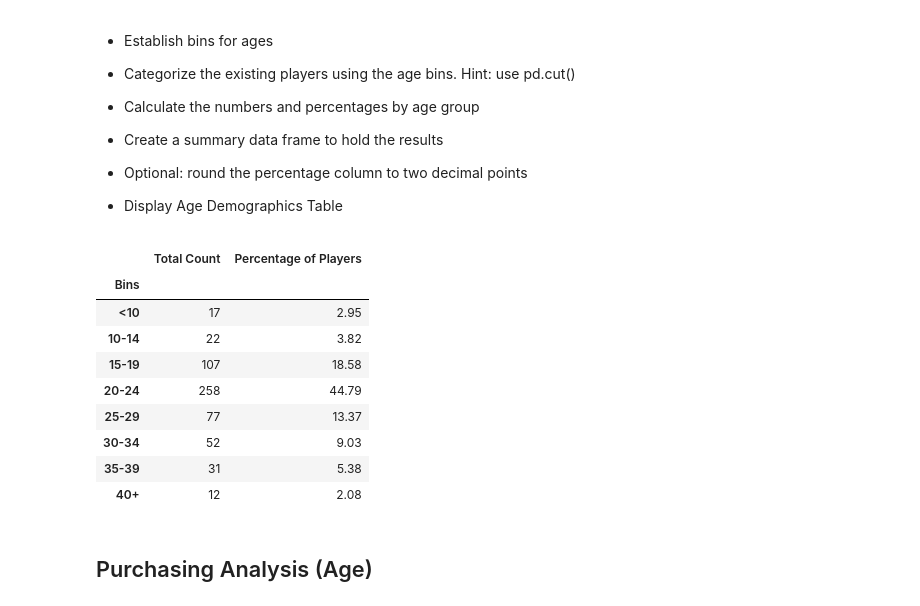
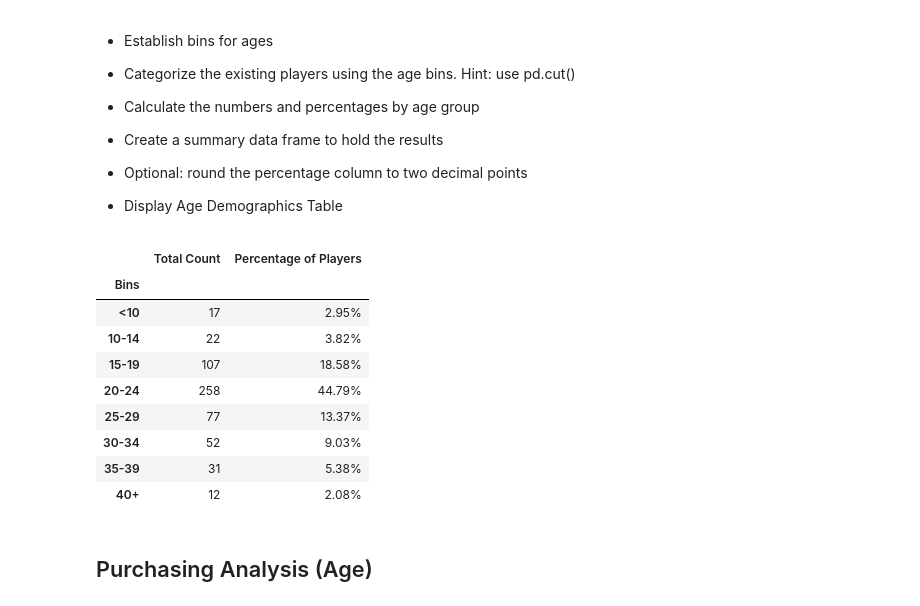
Before and after one commit to adriana-icasiano/pandas-challenge, a Jupyter notebook: HeroesOfPymoli/HeroesOfPymoli_starter.ipynb, the cells around one changed output. Cells and saved outputs as stored; diff of their text form; code cells hidden in the pictures.

```diff
--- a/HeroesOfPymoli/HeroesOfPymoli_starter.ipynb
+++ b/HeroesOfPymoli/HeroesOfPymoli_starter.ipynb
@@ -197,50 +212,65 @@ g_df
 
 * Display Age Demographics Table
 # %%
-# maximum =purchase_data_df["Age"].max()
-# print(maximum)
-# minimum =purchase_data_df["Age"].min()
-# print(minimum)
-
-g_p_df = purchase_data_df.groupby(["SN"])
-n_df = g_p_df.mean()
-m_df = pd.DataFrame(n_df)
-m_df
+# Find max age for binning
+maximum =purchase_data_df["Age"].max()
 
 
-bins = [0,9,14,19,24,29,34,39,45]
-group_names =["<10", "10-14","15-19","20-24", "25-29", "30-34", "35-39", "40+"]
-m_df ["Bins"] = pd.cut(m_df["Age"], bins, labels=group_names,include_lowest=True)
-m_df
-
-m_df = m_df.groupby(["Bins"]).count()
-m_df
-
-m_df = m_df.rename(columns={"Price":"Total Count"})
-m_df
-percent = [round(value/p_count,4)*100 for value in m_df["Total Count"]]
+# Find min age for binning
+minimum =purchase_data_df["Age"].min()
 
 
-m_df ["Percentage of Players"] = percent
-m_df
+# Group purchase data by players
+age_demo_df = purchase_data_df.groupby(["SN"])
 
-del m_df["Purchase ID"]
-del m_df["Item ID"]
-del m_df["Age"]
+# Calcuate the average age
+age_demo_df = age_demo_df.mean()
 
-# m_df["Percentage of Players"] = m_df["Percentage of Players"].map("{:.2f}%".format)
-m_df
+# Store data in datafram
+age_demo_df = pd.DataFrame(age_demo_df)
+
+# Create bins for ages
+bins = [minimum,9,14,19,24,29,34,39,maximum]
+
+# Create group names for binning
+group_names =["<10", "10-14","15-19","20-24", "25-29", "30-34", "35-39", "40+"]
+
+# Cut data
+age_demo_df["Bins"] = pd.cut(age_demo_df["Age"], bins, labels=group_names,include_lowest=True)
+
+# Group by bins
+age_demo_df = age_demo_df.groupby(["Bins"]).count()
+
+# Rename Price to total count
+age_demo_df = age_demo_df.rename(columns={"Price":"Total Count"})
+
+# Calculate percent players
+percent = [round(value/p_count,4)*100 for value in age_demo_df["Total Count"]]
+
+# Add percent players column
+age_demo_df ["Percentage of Players"] = percent
+
+# Delete necessary columns
+del age_demo_df["Purchase ID"]
+del age_demo_df["Item ID"]
+del age_demo_df["Age"]
+
+# Formatting to add percent sign
+age_demo_df["Percentage of Players"] = age_demo_df["Percentage of Players"].map("{:.2f}%".format)
+
+# Display dataframe
+age_demo_df
 # %% [output]
 |  | Total Count | Percentage of Players |
 | Bins |  |  |
-| <10 | 17 | 2.95 |
-| 10-14 | 22 | 3.82 |
-| 15-19 | 107 | 18.58 |
-| 20-24 | 258 | 44.79 |
-| 25-29 | 77 | 13.37 |
-| 30-34 | 52 | 9.03 |
-| 35-39 | 31 | 5.38 |
-| 40+ | 12 | 2.08 |
+| <10 | 17 | 2.95% |
+| 10-14 | 22 | 3.82% |
+| 15-19 | 107 | 18.58% |
+| 20-24 | 258 | 44.79% |
+| 25-29 | 77 | 13.37% |
+| 30-34 | 52 | 9.03% |
+| 35-39 | 31 | 5.38% |
+| 40+ | 12 | 2.08% |
 # %% [markdown]
 ## Purchasing Analysis (Age)
 # %% [markdown]
```
Also changed, not shown: parts of 10 cells of this notebook.
